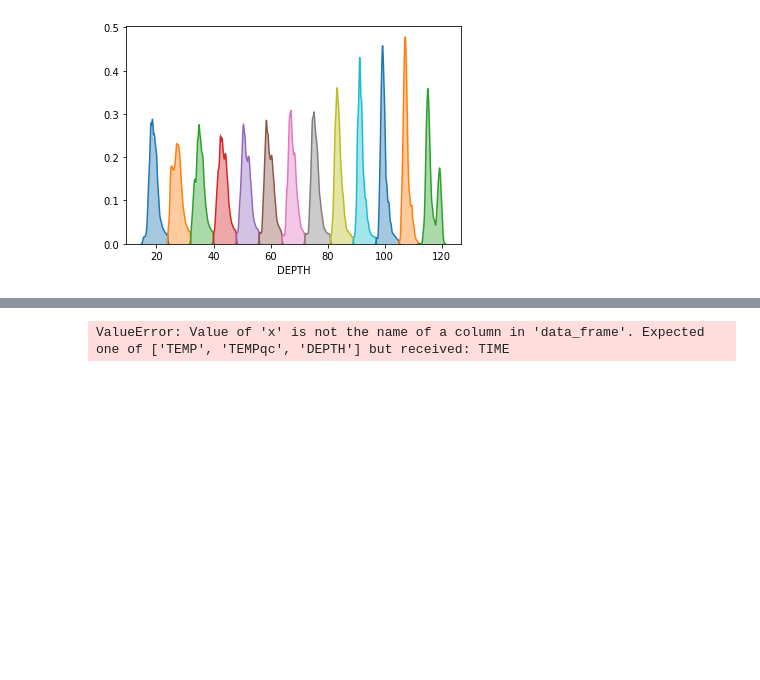
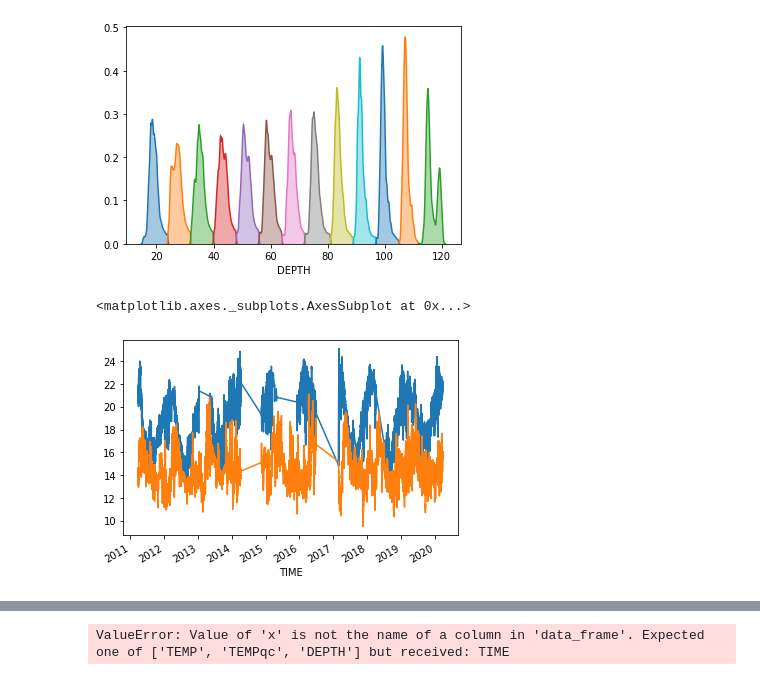
Before and after one commit to Stuartsgithub/BMP2020, a Jupyter notebook: BMP20200624v2.ipynb, the cells around one changed output, grey strips where cells are left out. Cells and saved outputs as stored; diff of their text form; code cells hidden in the pictures; blank space fills up the shorter version.

```diff
--- a/BMP20200624v2.ipynb
+++ b/BMP20200624v2.ipynb
@@ -147 +149,8 @@ bin32_40_temp = grouped.get_group('32-40').TEMP
 bottom_temp = grouped.get_group('bottom').TEMP
+# %%
+# Plot temps
+surface_temp.plot()
+bottom_temp.plot()
+# %% [output]
+<matplotlib.axes._subplots.AxesSubplot at 0x...>
+[figure, added]
```
Also changed, not shown: parts of 15 cells of this notebook, 1 other file.
